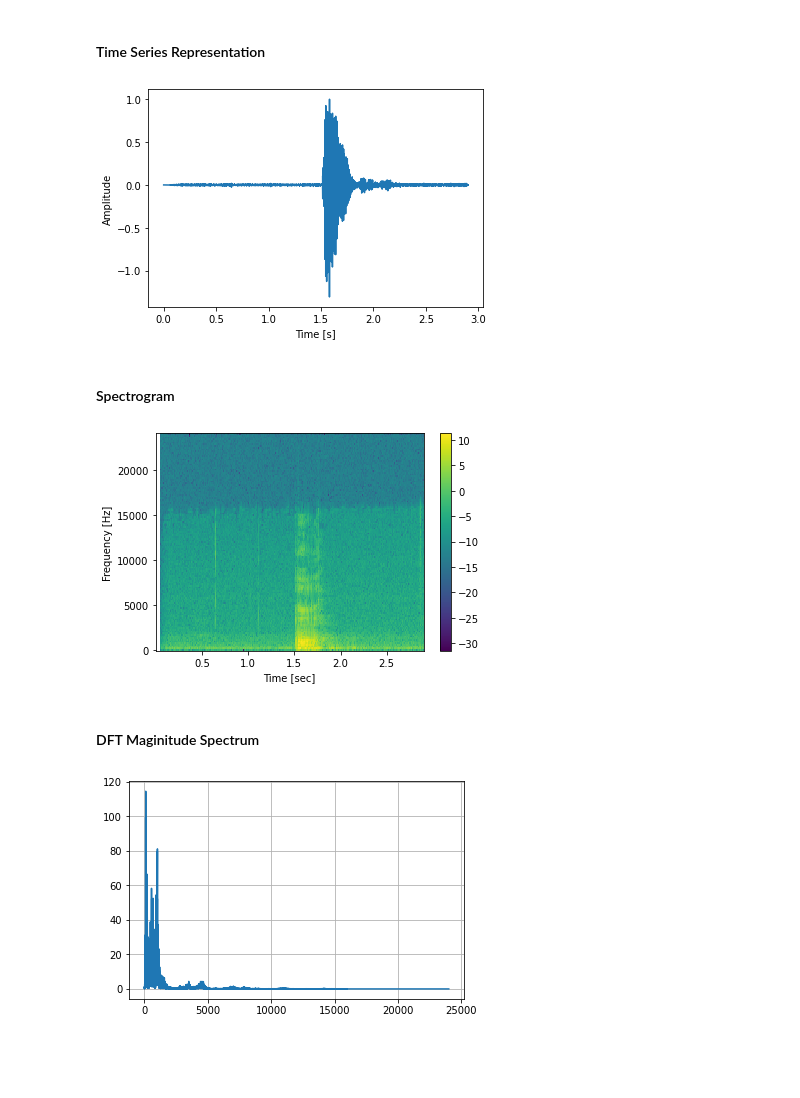
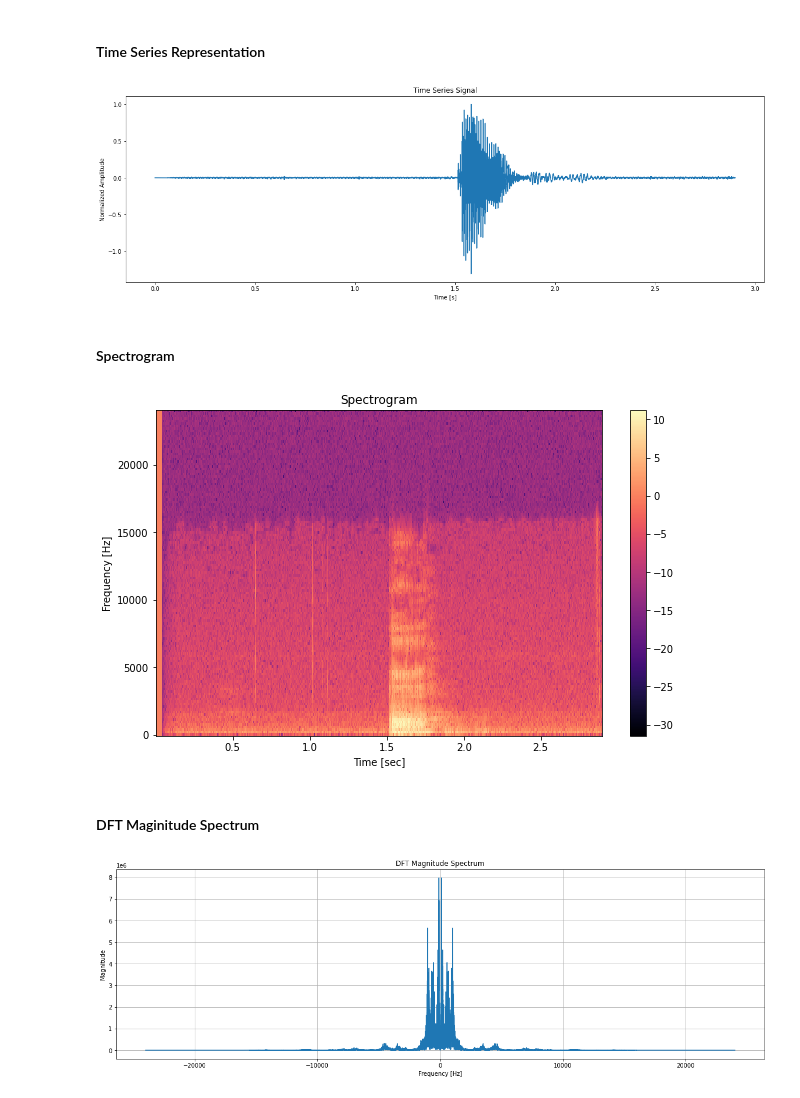
Before and after one commit to srikanishk/Phoneme-Analysis, a Jupyter notebook: Phoneme Analysis.ipynb, the cells around one changed output. Saved outputs shown, nothing was run; the diff lists cells and outputs as text; code cells hidden in the pictures; blank space fills up the shorter version.

```diff
--- a/Phoneme Analysis.ipynb
+++ b/Phoneme Analysis.ipynb
@@ -32,28 +34,35 @@ current_phoneme = 'AA'
 phoneme_file_path = dataset_path + '/' + current_phoneme + '.wav'
 # %%
+# Extract values from .wav file into an array
 fs, samples = wavfile.read(phoneme_file_path)
+num_samples = samples.shape[0]  # Number of samples
 # %% [markdown]
 #### Time Series Representation
 # %%
-length = samples.shape[0] / fs
-time = np.linspace(0., length, samples.shape[0])
+end_time = num_samples / fs  # Total time of signal
+time = np.linspace(0., end_time, samples.shape[0])
 plt.plot(time, samples/(max(samples)))
+plt.gcf().set_size_inches(20,6)
 plt.xlabel("Time [s]")
-plt.ylabel("Amplitude")
+plt.ylabel("Normalized Amplitude")
+plt.title("Time Series Signal")
 plt.show()
 # %% [output]
-[figure, old version]
+[figure, new version]
 # %% [markdown]
 #### Spectrogram
 # %%
-frequencies, time, spectrogram = signal.spectrogram(samples, fs)
-plt.pcolormesh(time, frequencies, np.log(spectrogram))
+frequencies, time, spectrogram = signal.spectrogram(samples, fs)  # Compute Spectrogram coeffs
+spectrogram = spectrogram+(spectrogram==0)  # spectrogram+(spectrogram==0) is used to avoid warning due to zero values while taking log
+plt.pcolormesh(time, frequencies, np.log(spectrogram), cmap='magma')
+plt.gcf().set_size_inches(10,6)
 plt.ylabel('Frequency [Hz]')
 plt.xlabel('Time [sec]')
+plt.title("Spectrogram")
 plt.colorbar()
 plt.show()
 # %% [output]
-[figure, old version]
+[figure, new version]
 # %% [markdown]
 #### DFT Maginitude Spectrum
 # %%
@@ -62,12 +74,10 @@ signalf = fft(samples)
 # %%
-N = samples.shape[0]
-# sample spacing
-T = 1/fs
-x = np.linspace(0.0, N*T, N, endpoint=False)
-xf = np.fft.fftfreq(N, T)[:N//2]
-
-plt.plot(xf, 2.0/N * np.abs(signalf[0:N//2]))
+plt.plot(frequencies_shift, np.abs(signalf_shift))
+plt.gcf().set_size_inches(20,6)
+plt.xlabel("Frequency [Hz]")
+plt.ylabel("Magnitude")
+plt.title("DFT Magnitude Spectrum")
 plt.grid()
 plt.show()
 # %% [output]
-[figure, old version]
+[figure, new version]
```
Also changed, not shown: parts of 4 cells of this notebook.
